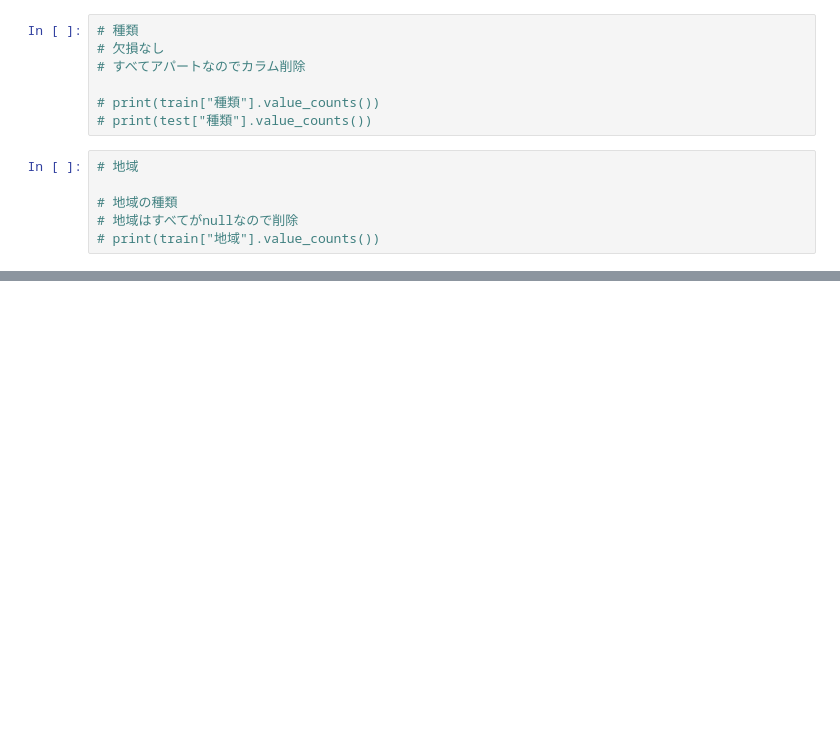
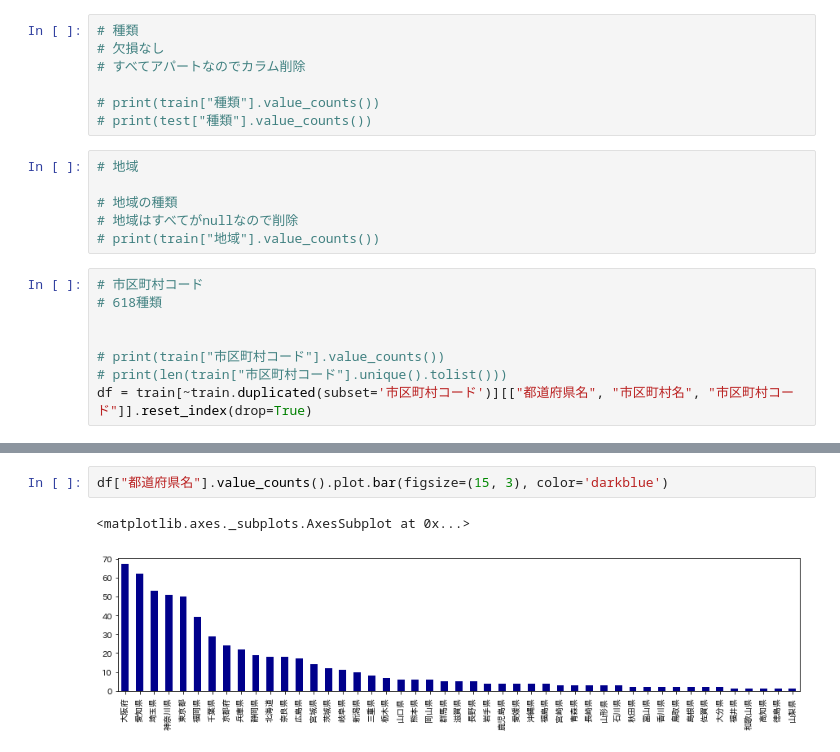
Before and after one commit to jinwatanabe/Docker_gpu_env, a Jupyter notebook: notebook/nishika/old_apartment_2020/old_department_2020_EDA.ipynb, the cells around one changed output, grey strips where cells are left out. Saved outputs shown, nothing was run; the diff lists cells and outputs as text; blank space fills up the shorter version.

```diff
--- a/notebook/nishika/old_apartment_2020/old_department_2020_EDA.ipynb
+++ b/notebook/nishika/old_apartment_2020/old_department_2020_EDA.ipynb
@@ -100,3 +102,11 @@ dtype: int64
 # 地域の種類
 # 地域はすべてがnullなので削除
 # print(train["地域"].value_counts())
+# %%
+# 市区町村コード
+# 618種類
+
+
+# print(train["市区町村コード"].value_counts())
+# print(len(train["市区町村コード"].unique().tolist()))
+df = train[~train.duplicated(subset='市区町村コード')][["都道府県名", "市区町村名", "市区町村コード"]].reset_index(drop=True)
@@ -102,0 +133,5 @@ dtype: int64
+# %%
+df["都道府県名"].value_counts().plot.bar(figsize=(15, 3), color='darkblue')
+# %% [output]
+<matplotlib.axes._subplots.AxesSubplot at 0x...>
+[figure, added]
```
Also changed, not shown: parts of 2 cells of this notebook, 2 other files.
